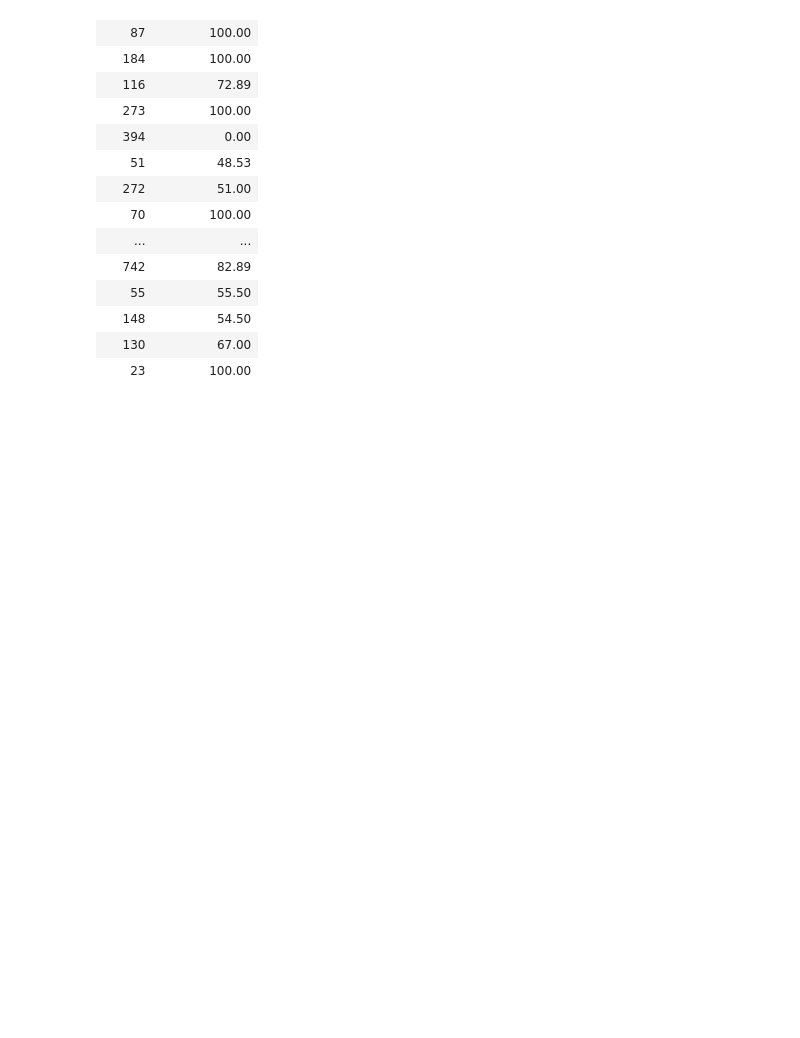
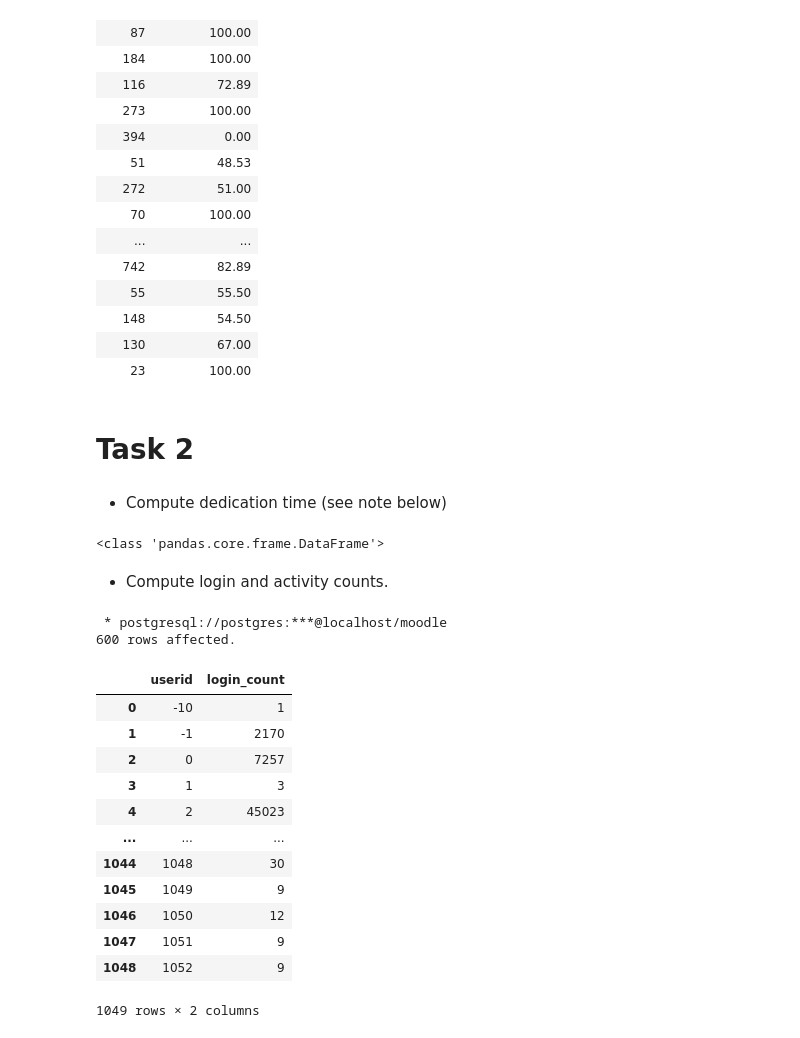
Before and after one commit to muluwork-shegaw/Moodle-Database-Educational-Data-Log-Analysis-, a Jupyter notebook: Educational_Data_Log_Analysis_.ipynb, the cells around one changed output. Cells and saved outputs as stored; diff of their text form; code cells hidden in the pictures; blank space fills up the shorter version.

Commit message:
task -2

```diff
--- a/Educational_Data_Log_Analysis_.ipynb
+++ b/Educational_Data_Log_Analysis_.ipynb
@@ -366,3 +430,33 @@ local_db.overall_grade()
 | 148 | 54.50 |
 | 130 | 67.00 |
 | 23 | 100.00 |
+# %% [markdown]
+# Task 2
+# %% [markdown]
+- Compute dedication time (see note below)
+# %%
+dedication_time = local_db.dedication_time(engine)
+# %% [output]
+<class 'pandas.core.frame.DataFrame'>
+# %% [markdown]
+ - Compute login and activity counts.
+# %%
+count_login = local_db.count_login()
+count_login =pd.DataFrame(count_activity,columns = ["userid","login_count"])
+count_login
+# %% [output]
+ * postgresql://postgres:***@localhost/moodle
+600 rows affected.
+|  | userid | login_count |
+| 0 | -10 | 1 |
+| 1 | -1 | 2170 |
+| 2 | 0 | 7257 |
+| 3 | 1 | 3 |
+| 4 | 2 | 45023 |
+| ... | ... | ... |
+| 1044 | 1048 | 30 |
+| 1045 | 1049 | 9 |
+| 1046 | 1050 | 12 |
+| 1047 | 1051 | 9 |
+| 1048 | 1052 | 9 |
+1049 rows × 2 columns
```
Also changed, not shown: parts of 9 cells of this notebook.
